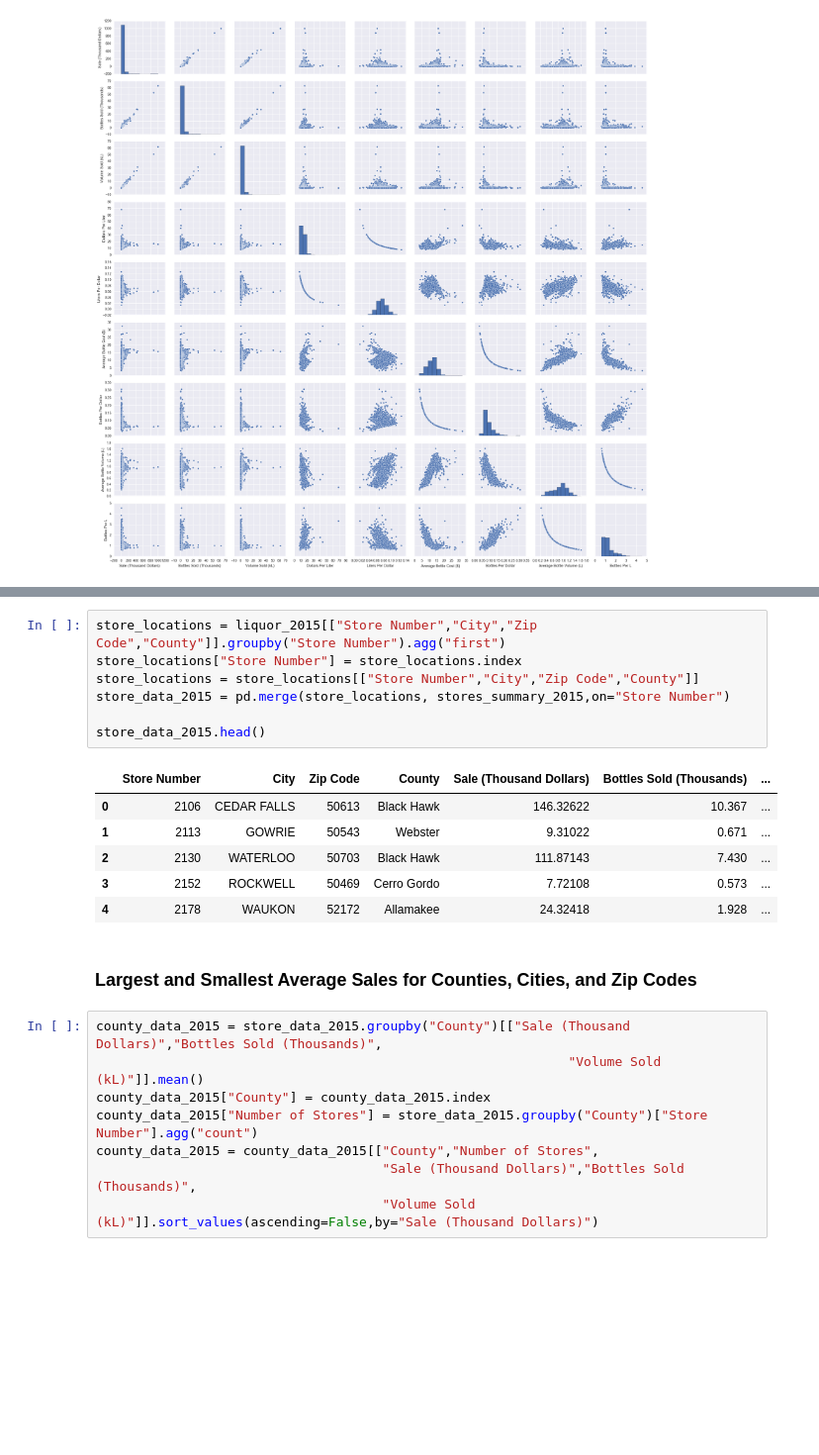
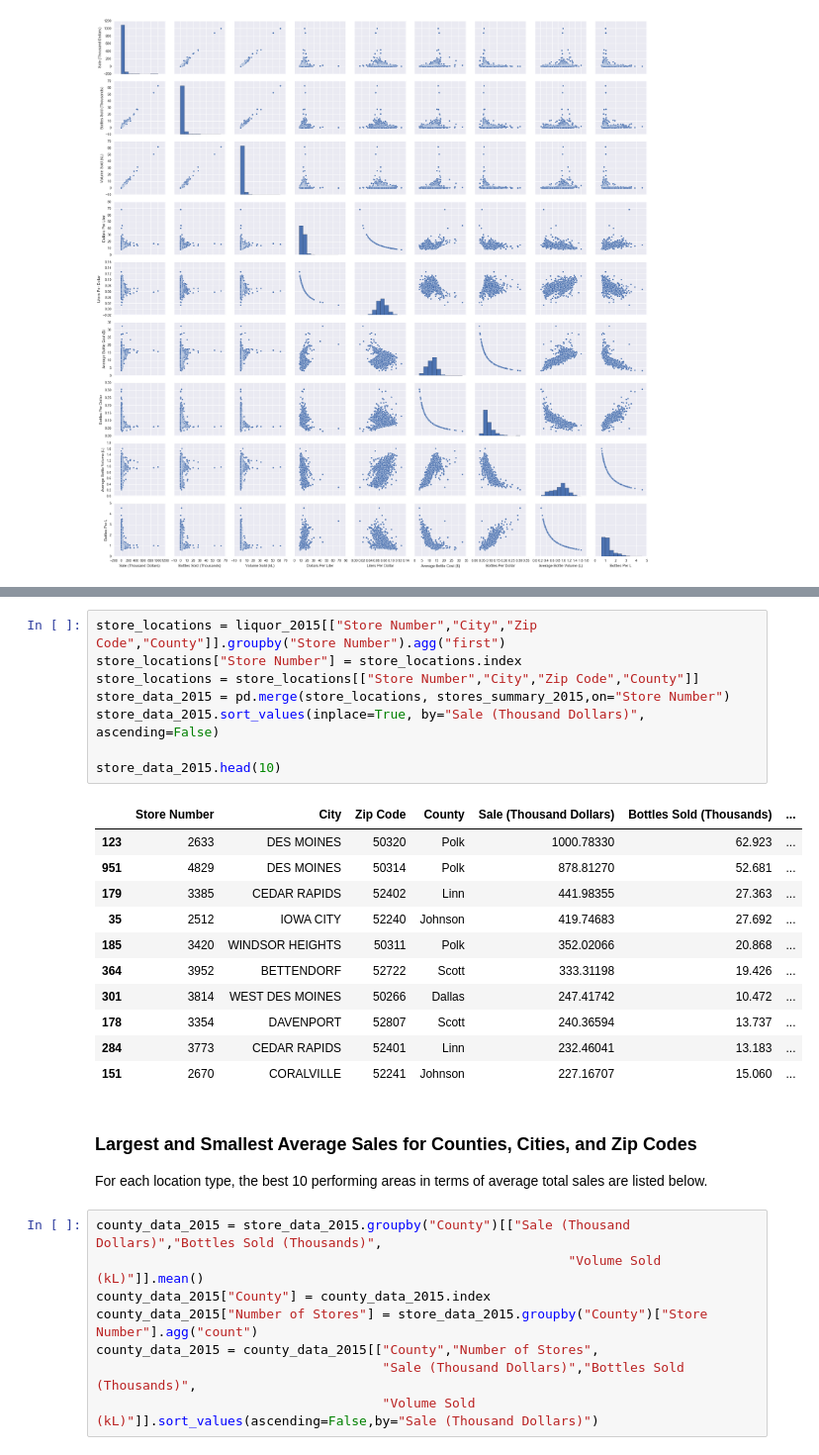
Before and after one commit to davidsanford/DSI_Project_3, a Jupyter notebook: Project_3.ipynb, the cells around one changed output, grey strips where cells are left out. Shown: that part at 99% size. Drawn from its saved outputs; the diff is of its cells as text; blank space fills up the shorter version.

```diff
--- a/Project_3.ipynb
+++ b/Project_3.ipynb
@@ -199,19 +171,27 @@ The location of the store is also important, so I add the location information t
 # %%
 store_locations = liquor_2015[["Store Number","City","Zip Code","County"]].groupby("Store Number").agg("first")
 store_locations["Store Number"] = store_locations.index
 store_locations = store_locations[["Store Number","City","Zip Code","County"]]
 store_data_2015 = pd.merge(store_locations, stores_summary_2015,on="Store Number")
+store_data_2015.sort_values(inplace=True, by="Sale (Thousand Dollars)", ascending=False)
 
-store_data_2015.head()
+store_data_2015.head(10)
 # %% [output]
 |  | Store Number | City | Zip Code | County | Sale (Thousand Dollars) | Bottles Sold (Thousands) | ... |
-| 0 | 2106 | CEDAR FALLS | 50613 | Black Hawk | 146.32622 | 10.367 | ... |
-| 1 | 2113 | GOWRIE | 50543 | Webster | 9.31022 | 0.671 | ... |
-| 2 | 2130 | WATERLOO | 50703 | Black Hawk | 111.87143 | 7.430 | ... |
-| 3 | 2152 | ROCKWELL | 50469 | Cerro Gordo | 7.72108 | 0.573 | ... |
-| 4 | 2178 | WAUKON | 52172 | Allamakee | 24.32418 | 1.928 | ... |
+| 123 | 2633 | DES MOINES | 50320 | Polk | 1000.78330 | 62.923 | ... |
+| 951 | 4829 | DES MOINES | 50314 | Polk | 878.81270 | 52.681 | ... |
+| 179 | 3385 | CEDAR RAPIDS | 52402 | Linn | 441.98355 | 27.363 | ... |
+| 35 | 2512 | IOWA CITY | 52240 | Johnson | 419.74683 | 27.692 | ... |
+| 185 | 3420 | WINDSOR HEIGHTS | 50311 | Polk | 352.02066 | 20.868 | ... |
+| 364 | 3952 | BETTENDORF | 52722 | Scott | 333.31198 | 19.426 | ... |
+| 301 | 3814 | WEST DES MOINES | 50266 | Dallas | 247.41742 | 10.472 | ... |
+| 178 | 3354 | DAVENPORT | 52807 | Scott | 240.36594 | 13.737 | ... |
+| 284 | 3773 | CEDAR RAPIDS | 52401 | Linn | 232.46041 | 13.183 | ... |
+| 151 | 2670 | CORALVILLE | 52241 | Johnson | 227.16707 | 15.060 | ... |
 # %% [markdown]
 ### Largest and Smallest Average Sales for Counties, Cities, and Zip Codes
+
+For each location type, the best 10 performing areas in terms of average total sales are listed below.
 # %%
 county_data_2015 = store_data_2015.groupby("County")[["Sale (Thousand Dollars)","Bottles Sold (Thousands)",
                                                              "Volume Sold (kL)"]].mean()
```
Also changed, not shown: parts of 44 cells of this notebook.
